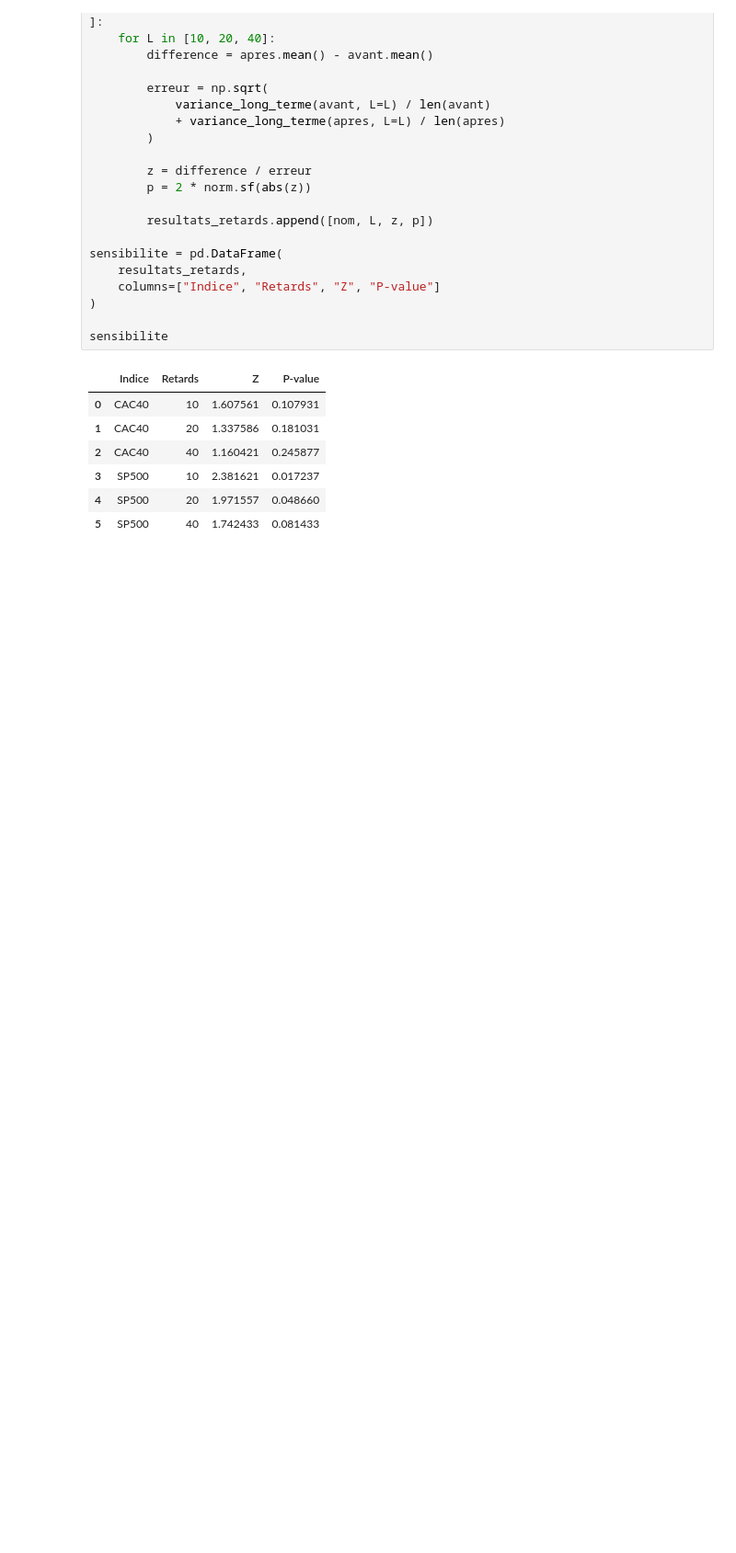
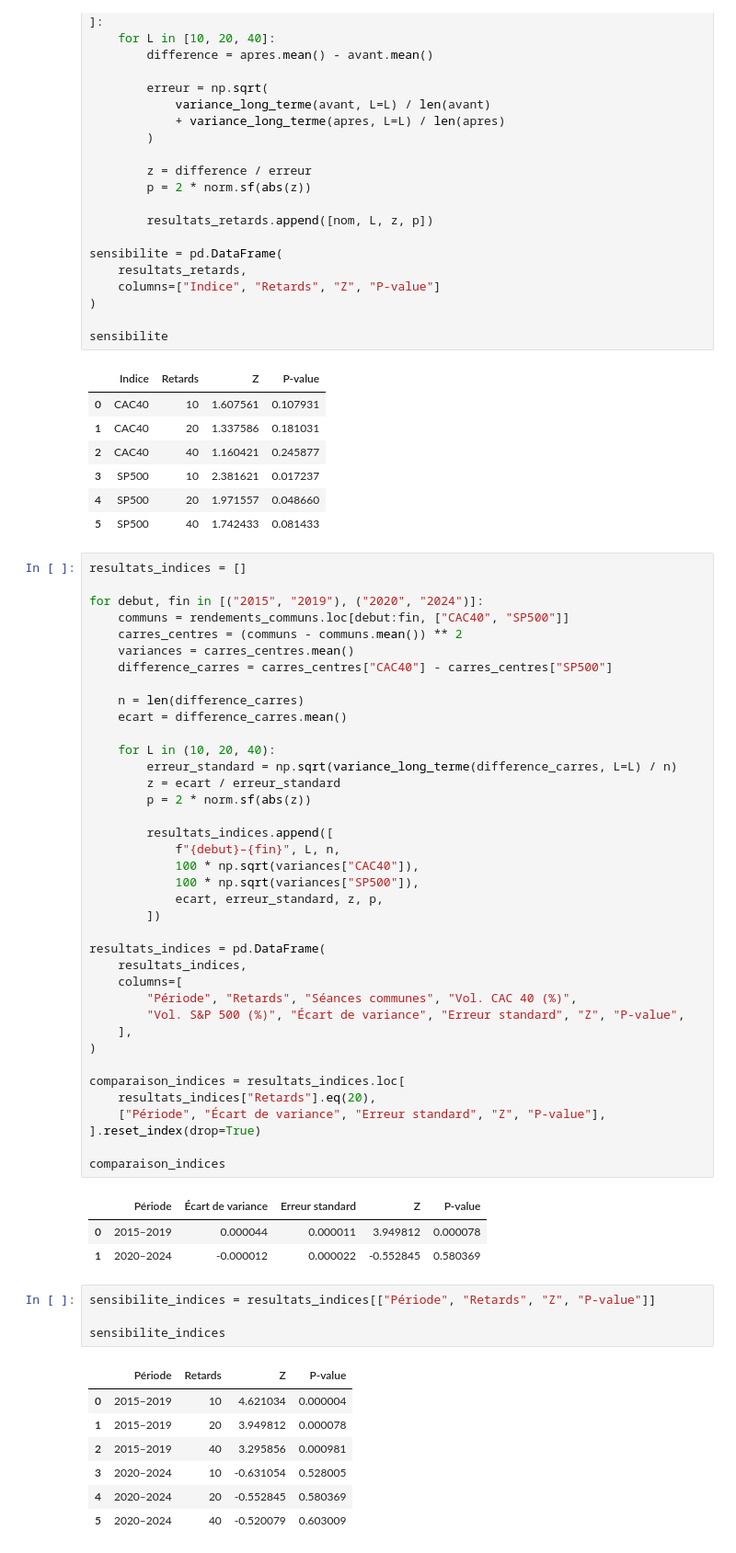
Before and after one commit to ines23soui-gif/Financial-Econometrics-Projet-, a Jupyter notebook: topic1.ipynb, the cells around one changed output. Shown at 92% size. Saved outputs shown, nothing was run; the diff lists cells and outputs as text; blank space fills up the shorter version.

```diff
--- a/topic1.ipynb
+++ b/topic1.ipynb
@@ -315,3 +315,57 @@ sensibilite
 | 3 | SP500 | 10 | 2.381621 | 0.017237 |
 | 4 | SP500 | 20 | 1.971557 | 0.048660 |
 | 5 | SP500 | 40 | 1.742433 | 0.081433 |
+# %%
+resultats_indices = []
+
+for debut, fin in [("2015", "2019"), ("2020", "2024")]:
+    communs = rendements_communs.loc[debut:fin, ["CAC40", "SP500"]]
+    carres_centres = (communs - communs.mean()) ** 2
+    variances = carres_centres.mean()
+    difference_carres = carres_centres["CAC40"] - carres_centres["SP500"]
+
+    n = len(difference_carres)
+    ecart = difference_carres.mean()
+
+    for L in (10, 20, 40):
+        erreur_standard = np.sqrt(variance_long_terme(difference_carres, L=L) / n)
+        z = ecart / erreur_standard
+        p = 2 * norm.sf(abs(z))
+
+        resultats_indices.append([
+            f"{debut}–{fin}", L, n,
+            100 * np.sqrt(variances["CAC40"]),
+            100 * np.sqrt(variances["SP500"]),
+            ecart, erreur_standard, z, p,
+        ])
+
+resultats_indices = pd.DataFrame(
+    resultats_indices,
+    columns=[
+        "Période", "Retards", "Séances communes", "Vol. CAC 40 (%)",
+        "Vol. S&P 500 (%)", "Écart de variance", "Erreur standard", "Z", "P-value",
+    ],
+)
+
+comparaison_indices = resultats_indices.loc[
+    resultats_indices["Retards"].eq(20),
+    ["Période", "Écart de variance", "Erreur standard", "Z", "P-value"],
+].reset_index(drop=True)
+
+comparaison_indices
+# %% [output]
+|  | Période | Écart de variance | Erreur standard | Z | P-value |
+| 0 | 2015–2019 | 0.000044 | 0.000011 | 3.949812 | 0.000078 |
+| 1 | 2020–2024 | -0.000012 | 0.000022 | -0.552845 | 0.580369 |
+# %%
+sensibilite_indices = resultats_indices[["Période", "Retards", "Z", "P-value"]]
+
+sensibilite_indices
+# %% [output]
+|  | Période | Retards | Z | P-value |
+| 0 | 2015–2019 | 10 | 4.621034 | 0.000004 |
+| 1 | 2015–2019 | 20 | 3.949812 | 0.000078 |
+| 2 | 2015–2019 | 40 | 3.295856 | 0.000981 |
+| 3 | 2020–2024 | 10 | -0.631054 | 0.528005 |
+| 4 | 2020–2024 | 20 | -0.552845 | 0.580369 |
+| 5 | 2020–2024 | 40 | -0.520079 | 0.603009 |
```
